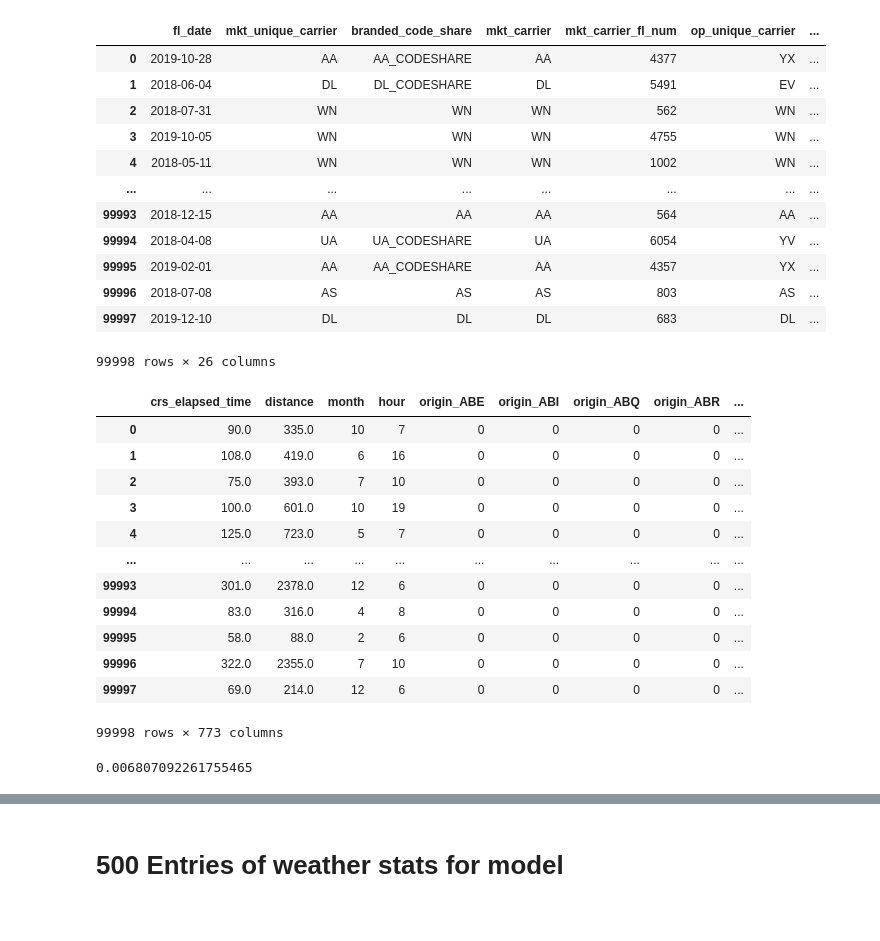
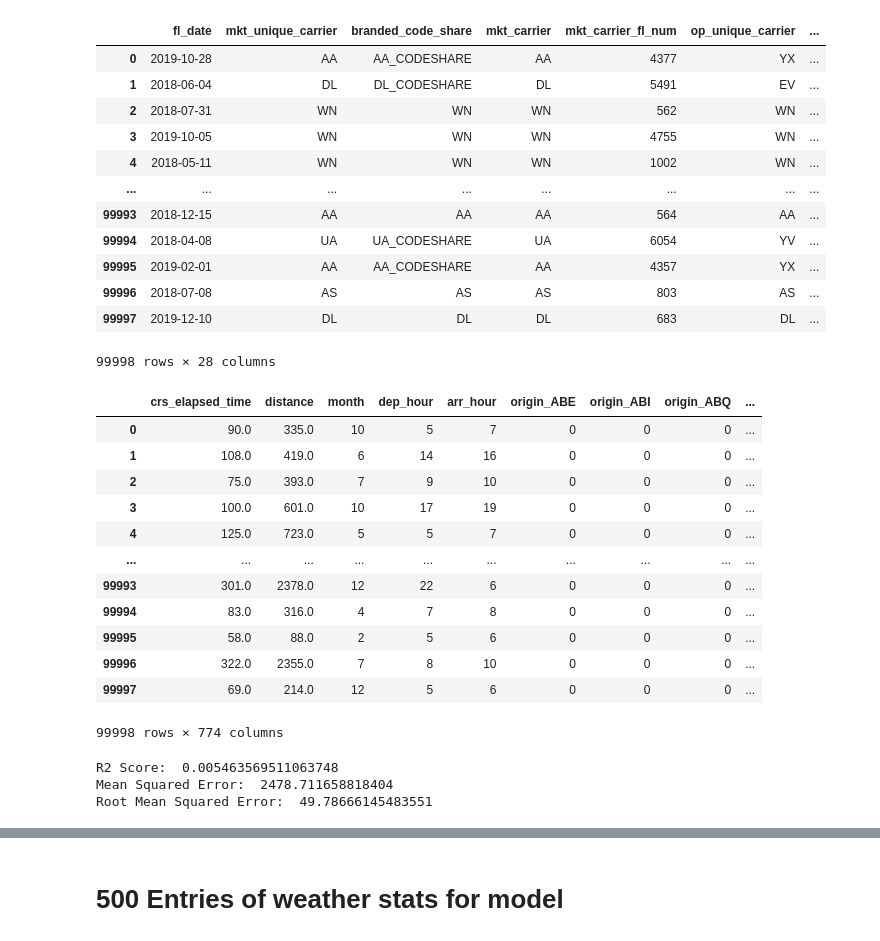
Before and after one commit to JohnathanJack/Predicting-Flight-Delays, a Jupyter notebook: random_forest_model.ipynb, the cells around one changed output, grey strips where cells are left out. Cells and saved outputs as stored; diff of their text form; code cells hidden in the pictures.

```diff
--- a/random_forest_model.ipynb
+++ b/random_forest_model.ipynb
@@ -37,5 +36,16 @@ def duration_to_rank(x):
         return 2
 
 flight_df['flight_duration'] = flight_df['flight_duration'].apply(lambda x: duration_to_rank(x))
+# %%
+dep_hour = weather_time.obtain_depart_hour(flight_df)
+arr_hour = weather_time.obtain_arrival_hour(flight_df)
+flight_df['dep_hour'] = dep_hour
+flight_df['arr_hour'] = arr_hour
+flight_df.drop('hour',axis=1,inplace=True)
+
+flight_df['day'] = pd.to_datetime(flight_df['fl_date'],yearfirst=True).dt.day
+flight_df['month'] = flight_df['month'].astype(int)
+flight_df['dep_hour'] = flight_df['dep_hour'].astype(int)
+flight_df['arr_hour'] = flight_df['arr_hour'].astype(int)
 # %%
 num_cols = ['crs_elapsed_time','distance']
@@ -57,25 +67,25 @@ flight_df
 | 99995 | 2019-02-01 | AA | AA_CODESHARE | AA | 4357 | YX | ... |
 | 99996 | 2018-07-08 | AS | AS | AS | 803 | AS | ... |
 | 99997 | 2019-12-10 | DL | DL | DL | 683 | DL | ... |
-99998 rows × 26 columns
+99998 rows × 28 columns
 # %%
-flight_model = flight_df[['crs_elapsed_time','distance','month','hour','origin','dest','op_unique_carrier']]
+flight_model = flight_df[['crs_elapsed_time','distance','month','dep_hour','arr_hour','origin','dest','op_unique_carrier']]
 flight_model = pd.get_dummies(flight_model, columns=dum_cols)
 flight_model
 # %% [output]
-|  | crs_elapsed_time | distance | month | hour | origin_ABE | origin_ABI | origin_ABQ | origin_ABR | ... |
-| 0 | 90.0 | 335.0 | 10 | 7 | 0 | 0 | 0 | 0 | ... |
-| 1 | 108.0 | 419.0 | 6 | 16 | 0 | 0 | 0 | 0 | ... |
-| 2 | 75.0 | 393.0 | 7 | 10 | 0 | 0 | 0 | 0 | ... |
-| 3 | 100.0 | 601.0 | 10 | 19 | 0 | 0 | 0 | 0 | ... |
-| 4 | 125.0 | 723.0 | 5 | 7 | 0 | 0 | 0 | 0 | ... |
+|  | crs_elapsed_time | distance | month | dep_hour | arr_hour | origin_ABE | origin_ABI | origin_ABQ | ... |
+| 0 | 90.0 | 335.0 | 10 | 5 | 7 | 0 | 0 | 0 | ... |
+| 1 | 108.0 | 419.0 | 6 | 14 | 16 | 0 | 0 | 0 | ... |
+| 2 | 75.0 | 393.0 | 7 | 9 | 10 | 0 | 0 | 0 | ... |
+| 3 | 100.0 | 601.0 | 10 | 17 | 19 | 0 | 0 | 0 | ... |
+| 4 | 125.0 | 723.0 | 5 | 5 | 7 | 0 | 0 | 0 | ... |
 | ... | ... | ... | ... | ... | ... | ... | ... | ... | ... |
-| 99993 | 301.0 | 2378.0 | 12 | 6 | 0 | 0 | 0 | 0 | ... |
-| 99994 | 83.0 | 316.0 | 4 | 8 | 0 | 0 | 0 | 0 | ... |
-| 99995 | 58.0 | 88.0 | 2 | 6 | 0 | 0 | 0 | 0 | ... |
-| 99996 | 322.0 | 2355.0 | 7 | 10 | 0 | 0 | 0 | 0 | ... |
-| 99997 | 69.0 | 214.0 | 12 | 6 | 0 | 0 | 0 | 0 | ... |
+| 99993 | 301.0 | 2378.0 | 12 | 22 | 6 | 0 | 0 | 0 | ... |
+| 99994 | 83.0 | 316.0 | 4 | 7 | 8 | 0 | 0 | 0 | ... |
+| 99995 | 58.0 | 88.0 | 2 | 5 | 6 | 0 | 0 | 0 | ... |
+| 99996 | 322.0 | 2355.0 | 7 | 8 | 10 | 0 | 0 | 0 | ... |
+| 99997 | 69.0 | 214.0 | 12 | 5 | 6 | 0 | 0 | 0 | ... |
-99998 rows × 773 columns
+99998 rows × 774 columns
 # %%
 x_train,x_test,y_train,y_test = train_test_split(flight_model,y_target,test_size=0.3)
 # %%
@@ -99,6 +109,11 @@ x_test[num_cols] = x_test_scaled
 regressor = RandomForestRegressor(random_state=0,max_depth=2,n_estimators=50)
 regressor.fit(x_train,y_train)
 y_pred = regressor.predict(x_test)
-r2_score(y_test,y_pred)
-# %% [output]
-0.006807092261755465
+# %%
+print("R2 Score: ",r2_score(y_test,y_pred))
+print("Mean Squared Error: ", mean_squared_error(y_test,y_pred))
+print("Root Mean Squared Error: ",mean_squared_error(y_test,y_pred, squared=False))
+# %% [output]
+R2 Score:  0.005463569511063748
+Mean Squared Error:  2478.711658818404
+Root Mean Squared Error:  49.78666145483551
```
Also changed, not shown: parts of 3 cells of this notebook, 2 other files.
